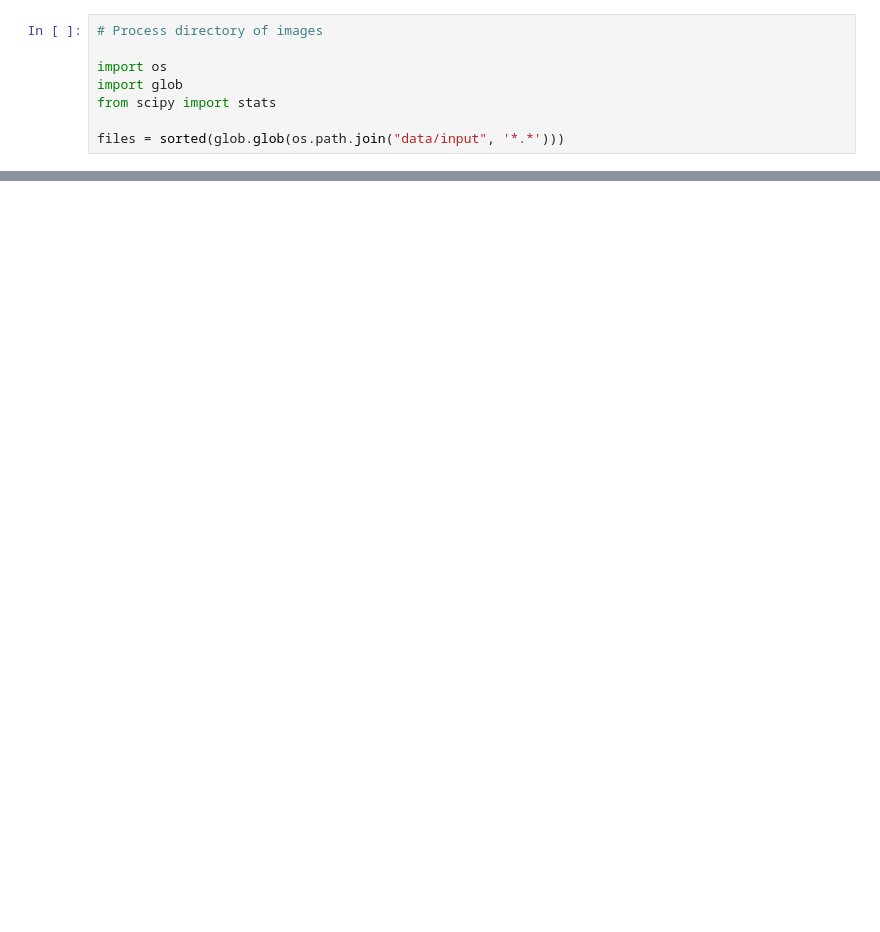
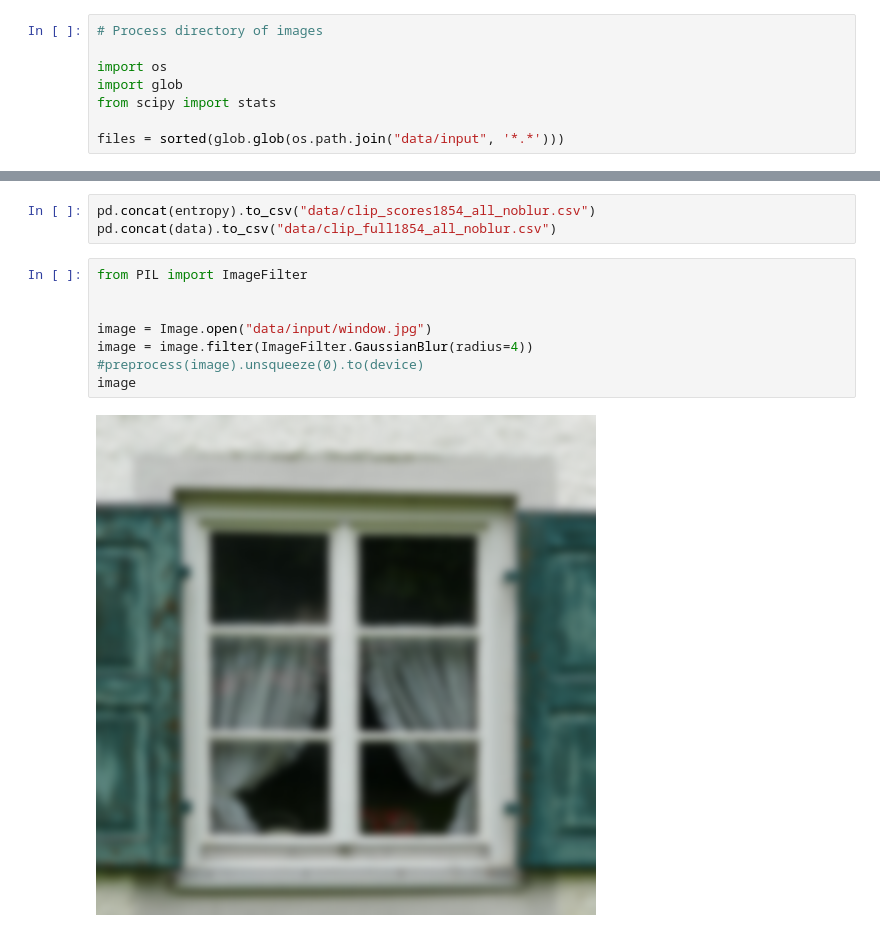
Before and after one commit to MichaelPascale/image-scoring, a Jupyter notebook: CLIP.ipynb, the cells around one changed output, grey strips where cells are left out. Cells and saved outputs as stored; diff of their text form; blank space fills up the shorter version.

```diff
--- a/CLIP.ipynb
+++ b/CLIP.ipynb
@@ -108,0 +196,13 @@ pd.concat(data).to_csv("data/clip_full.csv")
+# %%
+pd.concat(entropy).to_csv("data/clip_scores1854_all_noblur.csv")
+pd.concat(data).to_csv("data/clip_full1854_all_noblur.csv")
+# %%
+from PIL import ImageFilter
+
+
+image = Image.open("data/input/window.jpg")
+image = image.filter(ImageFilter.GaussianBlur(radius=4))
+#preprocess(image).unsqueeze(0).to(device)
+image
+# %% [output]
+[figure, added]
```
Also changed, not shown: parts of 7 cells of this notebook, 13 other files.
